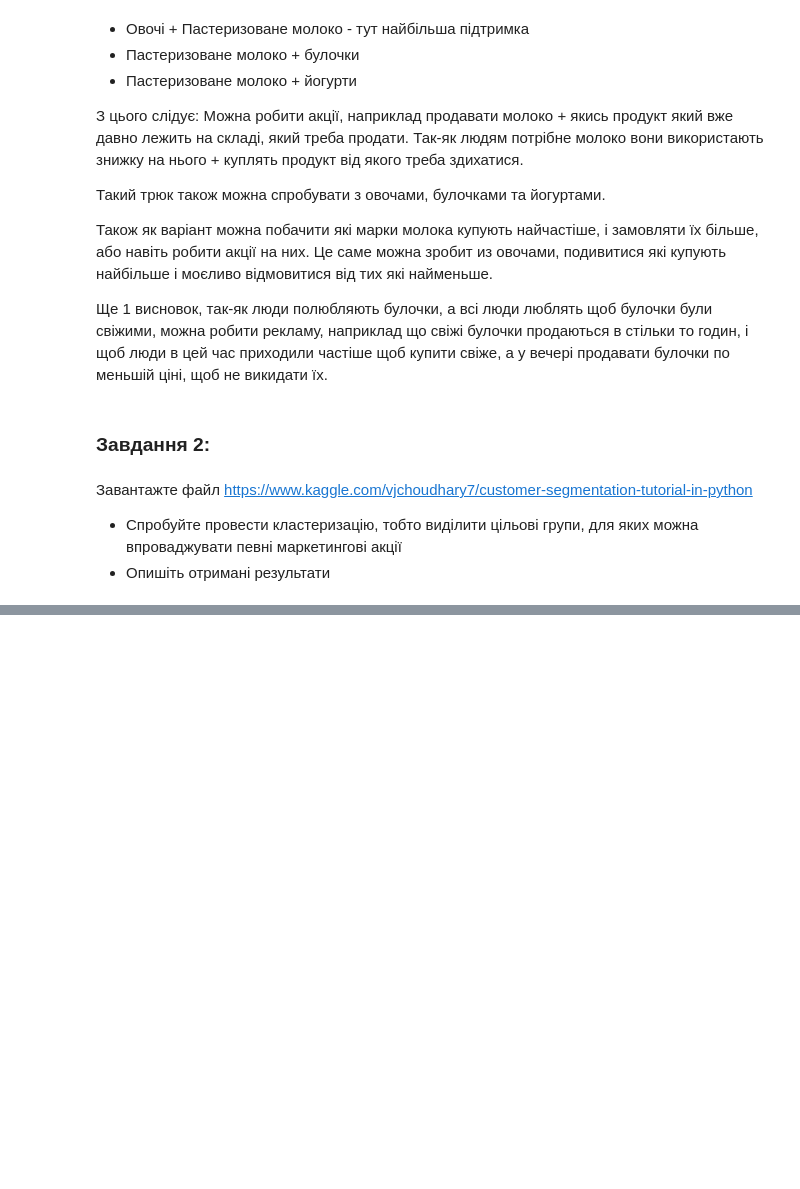
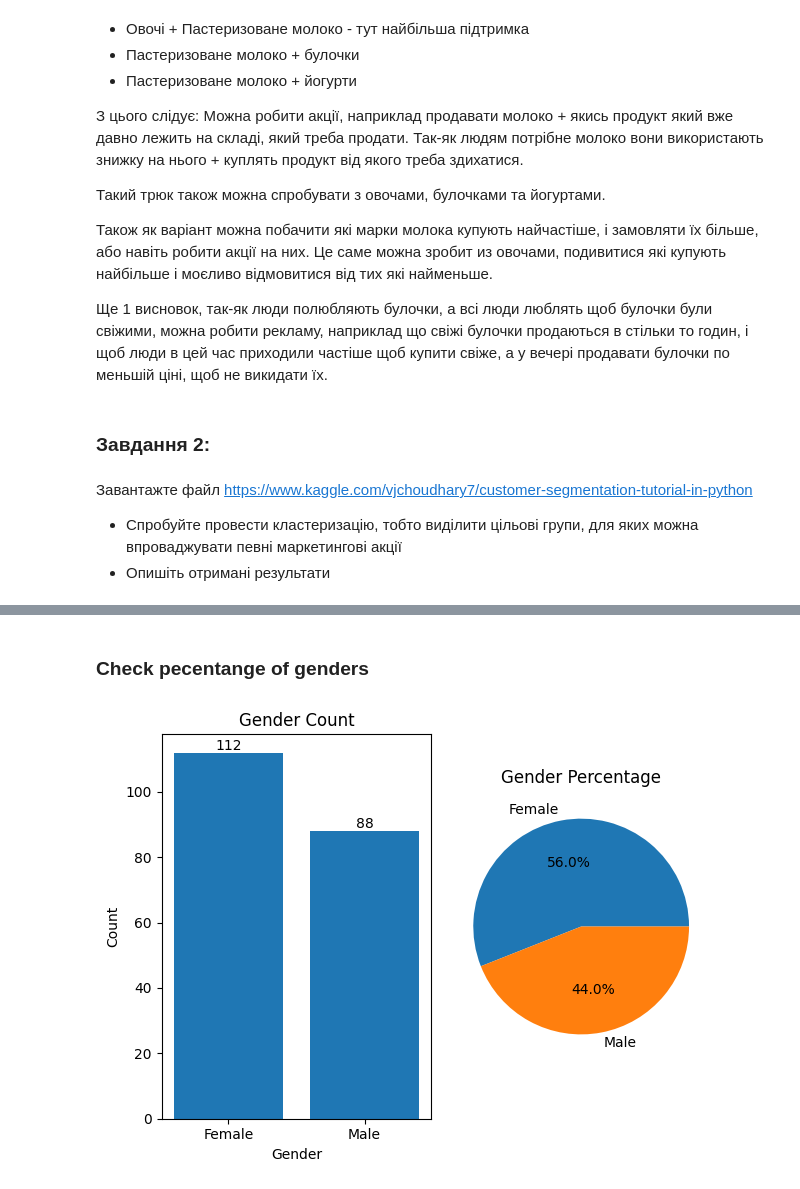
Before and after one commit to CyberCowboy404/DS-learning, a Jupyter notebook: lab8/Lab work 8.ipynb, the cells around one changed output, grey strips where cells are left out. Saved outputs shown, nothing was run; the diff lists cells and outputs as text; code cells hidden in the pictures; blank space fills up the shorter version.

```diff
--- a/lab8/Lab work 8.ipynb
+++ b/lab8/Lab work 8.ipynb
@@ -142,0 +185,37 @@ Association Rules:
+# %% [markdown]
+### Check pecentange of genders
+# %%
+gender_counts = df['Gender'].value_counts()
+total = gender_counts.sum()
+
+
+gender_counts = df['Gender'].value_counts()
+
+# Create the count plot
+plt.subplot(1, 2, 1)
+bars = plt.bar(gender_counts.index, gender_counts.values)
+plt.xlabel('Gender')
+plt.ylabel('Count')
+plt.title('Gender Count')
+
+# Add count values to the bars
+for bar in bars:
+    height = bar.get_height()
+    plt.text(bar.get_x() + bar.get_width() / 2, height, height, ha='center', va='bottom')
+
+
+# Calculate the percentage
+gender_percentages = gender_counts / gender_counts.sum() * 100
+
+# Create the percentage pie chart
+plt.subplot(1, 2, 2)
+plt.pie(gender_percentages, labels=gender_percentages.index, autopct='%1.1f%%')
+plt.title('Gender Percentage')
+
+# Adjust the layout to prevent overlapping
+plt.tight_layout()
+
+# Display the plots
+plt.show()
+# %% [output]
+[figure, added]
```
Also changed, not shown: parts of 16 cells of this notebook, 1 other file.
